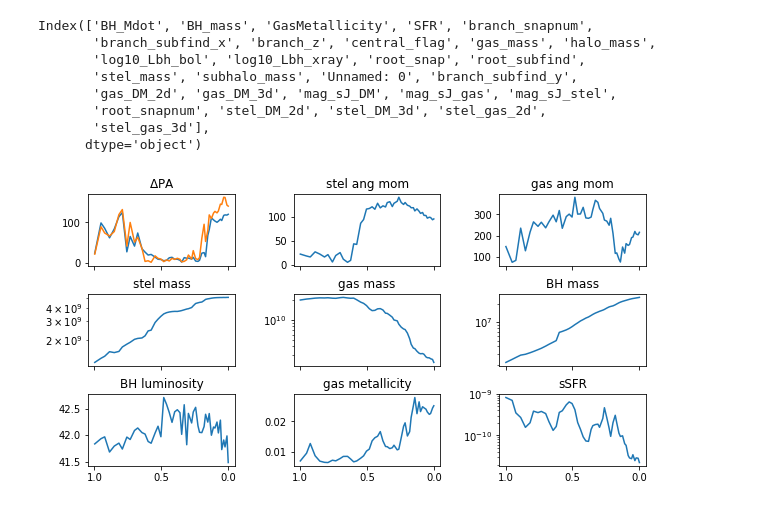
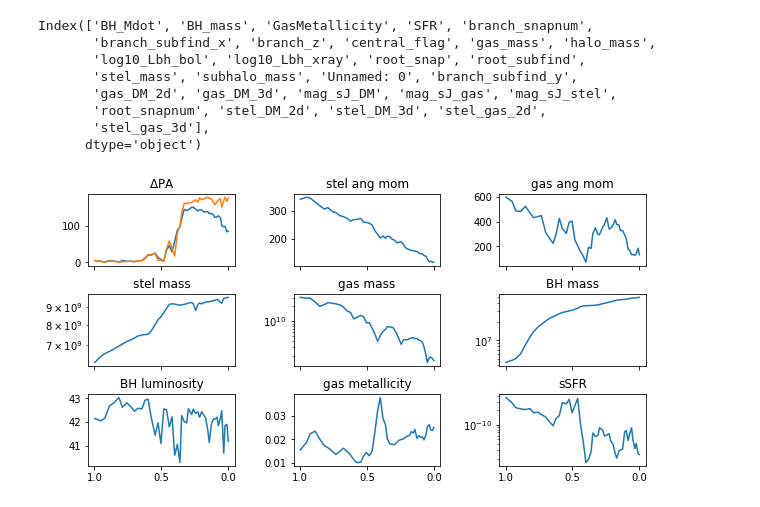
Before and after one commit to Chris-Duckworth/bh_star_gas_misalignment, a Jupyter notebook: local/scripts/testing_notebooks/test_galaxy_grid.ipynb, the cells around one changed output. Saved outputs shown, nothing was run; the diff lists cells and outputs as text; code cells hidden in the pictures.

```diff
--- a/local/scripts/testing_notebooks/test_galaxy_grid.ipynb
+++ b/local/scripts/testing_notebooks/test_galaxy_grid.ipynb
@@ -44,7 +44,7 @@ def return_individual_params(subfind_id):
     mask = (merged_tab.root_subfind.values == subfind_id)
     return merged_tab[mask]
 # %%
-single_tab = return_individual_params(sel[151])
+single_tab = return_individual_params(322586)
 
 fig, ax = plt.subplots(3,3, figsize=(10, 5), sharex='all')
 ax[0,0].set_title(r'$\Delta$PA')
@@ -58,34 +58,34 @@ ax[0,1].plot(single_tab.branch_z.values, single_tab.mag_sJ_stel.values)
 ax[0,2].set_title(r'gas ang mom')
 ax[0,2].plot(single_tab.branch_z.values, single_tab.mag_sJ_gas.values)
 
 ax[1,0].set_title(r'stel mass')
 ax[1,0].plot(single_tab.branch_z.values, single_tab.stel_mass.values, label='stel')
 ax[1,0].set_yscale('log')
 
 ax[1,1].set_title(r'gas mass')
 ax[1,1].plot(single_tab.branch_z.values, single_tab.gas_mass.values, label='gas')
 ax[1,1].set_yscale('log')
 
 ax[1,2].set_title('BH mass')
 ax[1,2].plot(single_tab.branch_z.values, single_tab.BH_mass.values)
 ax[1,2].set_yscale('log')
 
 ax[2,0].set_title('BH luminosity')
 #ax[2,0].plot(single_tab.branch_z.values, single_tab.log10_Lbh_bol.values)
 ax[2,0].plot(single_tab.branch_z.values, single_tab.log10_Lbh_xray.values)
 
 ax[2,1].set_title(r'gas metallicity')
 ax[2,1].plot(single_tab.branch_z.values, single_tab.GasMetallicity.values)
 
 ax[2,2].set_title(r'sSFR')
 ax[2,2].plot(single_tab.branch_z.values, single_tab.SFR.values / single_tab.stel_mass.values )
 ax[2,2].set_yscale('log')
 
 ax[0,0].invert_xaxis()
 fig.subplots_adjust(wspace=0.4, hspace=0.4)
 plt.show()
 # %% [output]
-[figure, old version]
+[figure, new version]
 # %%
 # list of possible case studies.
 cases = np.array([261968, 322586, 612577, 642463, 236764, 358584, 175245, 617106, 614826, 242228, 493800, 352062, 601914, 466801])
```
Also changed, not shown: 3 other files.
